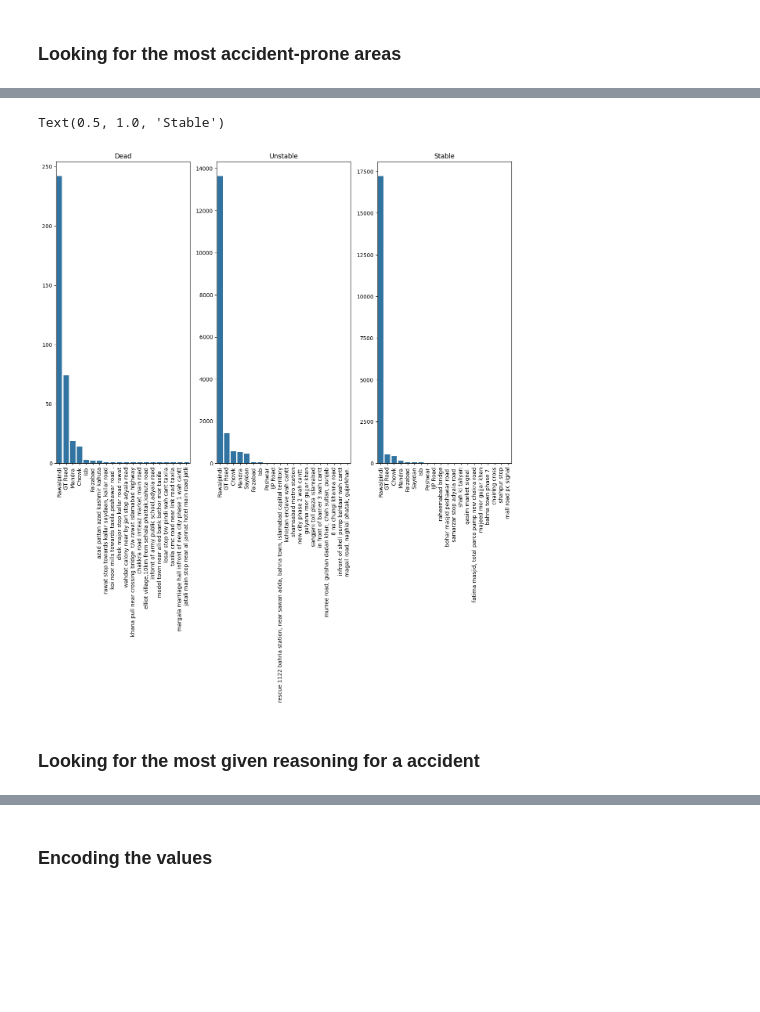
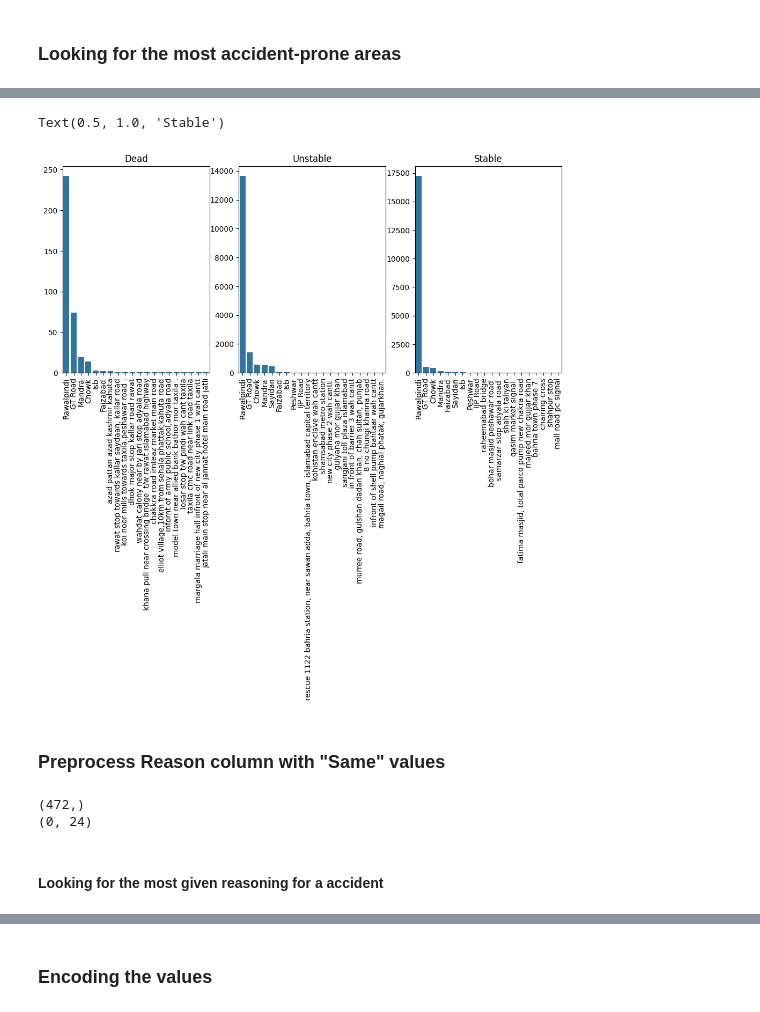
Before and after one commit to Sibgat-Ul/Road_Accidents_Pakistan_Prediction, a Jupyter notebook: toonsquad_445_7_assignment_2.ipynb, the cells around one changed output, grey strips where cells are left out. Cells and saved outputs as stored; diff of their text form; code cells hidden in the pictures; blank space fills up the shorter version.

```diff
--- a/toonsquad_445_7_assignment_2.ipynb
+++ b/toonsquad_445_7_assignment_2.ipynb
@@ -258,5 +278,5 @@ for col in num_cols:
 # %%
-fig, axes = plt.subplots(nrows=5, ncols=4, figsize=(15, 10))
+fig, axes = plt.subplots(nrows=5, ncols=4, figsize=(14, 10))
 plt.subplots_adjust(hspace=.5)
 
 r, c = 0, 0
@@ -328,0 +346,27 @@ to_encode
+# %%
+def convert_to_shift(x) -> str:
+  hour = x
+  if hour >= 1 and hour < 6:
+    return 'Mid Night'
+  elif hour >= 6 and hour < 12:
+    return 'Morning'
+  elif hour >= 12 and hour < 18:
+    return 'Noon'
+  elif hour >= 18 and hour < 21:
+    return 'Evening'
+  else:
+    return 'Night'
+
+def conver_to_season(x) -> str:
+  month = x
+  if month >= 3 and month < 6:
+    return 'Spring'
+  elif month >= 6 and month <= 9:
+    return 'Monsoon'
+  elif month >= 10 and month <= 11:
+    return 'Autumn'
+  else:
+    return 'Winter'
+
+rta_dataset['CallHour'] = rta_dataset['CallHour'].apply(convert_to_shift)
+rta_dataset['CallMonth'] = rta_dataset['CallMonth'].apply(conver_to_season)
@@ -409,3 +438,9 @@ rta_dataset['EmergencyArea'].nunique()
 4364
 # %% [markdown]
 ### Looking for the most accident-prone areas
+# %%
+info_df = get_info(rta_dataset)
+filtered_cols = rta_dataset[info_df[info_df['n_unique'] < 10].index]
+to_encode = [{col: rta_dataset[col].unique()} for col in filtered_cols.columns if col in cat_cols]
+
+to_encode
@@ -414,30 +459,43 @@ from collections import Counter
 from nltk.corpus import stopwords
 from nltk.tokenize import RegexpTokenizer
 
-
 danger_zone = [
-    {status: Counter(rta_dataset[rta_dataset['PatientStatus'] == status]['EmergencyArea'].values)} for status in to_encode[5]['PatientStatus']
+    {status: Counter(rta_dataset[rta_dataset['PatientStatus'] == status]['EmergencyArea'].values)} for status in to_encode[4]['PatientStatus']
 ]
 # %%
 top_20_dead_zone = danger_zone[2]['Dead'].most_common()[:20]
 top_20_unstable_zone = danger_zone[0]['Alive & unstable'].most_common()[:20]
 top_20_stable_zone = danger_zone[1]['Alive & stable'].most_common()[:20]
 # %%
-fig, axes = plt.subplots(nrows=1, ncols=3, figsize=(15, 10))
+fig, axes = plt.subplots(nrows=1, ncols=3, figsize=(12, 5))
 plt.subplots_adjust(hspace=.5)
 rotate = 90
 
 plot1 = sns.barplot(x=[x[0] for x in top_20_dead_zone], y=[x[1] for x in top_20_dead_zone], ax=axes[0])
 plot1.set_xticklabels(plot1.get_xticklabels(), rotation=rotate)
 plot1.set_title('Dead')
 
 plot2 = sns.barplot(x=[x[0] for x in top_20_unstable_zone], y=[x[1] for x in top_20_unstable_zone], ax=axes[1])
 plot2.set_xticklabels(plot2.get_xticklabels(), rotation=rotate)
 plot2.set_title('Unstable')
 
 plot3 = sns.barplot(x=[x[0] for x in top_20_stable_zone], y=[x[1] for x in top_20_stable_zone], ax=axes[2])
 plot3.set_xticklabels(plot3.get_xticklabels(), rotation=rotate)
 plot3.set_title('Stable')
 # %% [output]
 Text(0.5, 1.0, 'Stable')
-[figure, old version]
+[figure, new version]
+# %% [markdown]
+### Preprocess Reason column with "Same" values
+# %%
+rta_dataset.reset_index(drop=True, inplace=True)
+indexes_of_same = rta_dataset[rta_dataset['Reason'] == 'Same'].index
+print(indexes_of_same.shape)
+
+for index in indexes_of_same:
+    rta_dataset.loc[index, 'Reason'] = rta_dataset.loc[index-1, 'Reason']
+
+print(rta_dataset[rta_dataset['Reason'] == 'Same'].shape)
+# %% [output]
+(472,)
+(0, 24)
@@ -444,2 +531,2 @@ Text(0.5, 1.0, 'Stable')
 # %% [markdown]
-### Looking for the most given reasoning for a accident
+#### Looking for the most given reasoning for a accident
```
Also changed, not shown: parts of 56 cells of this notebook.
